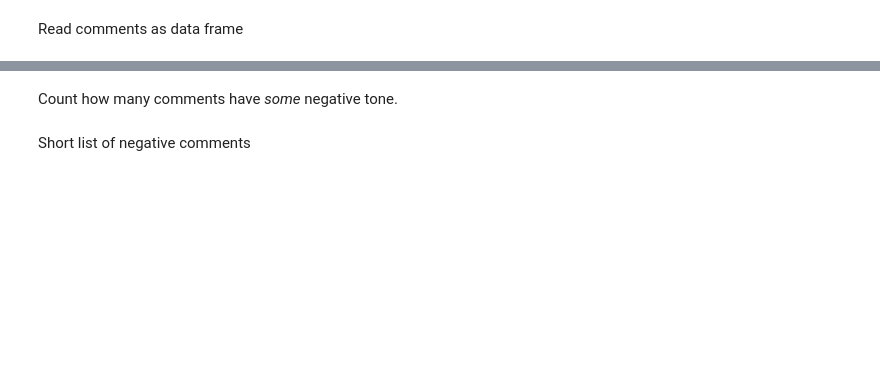
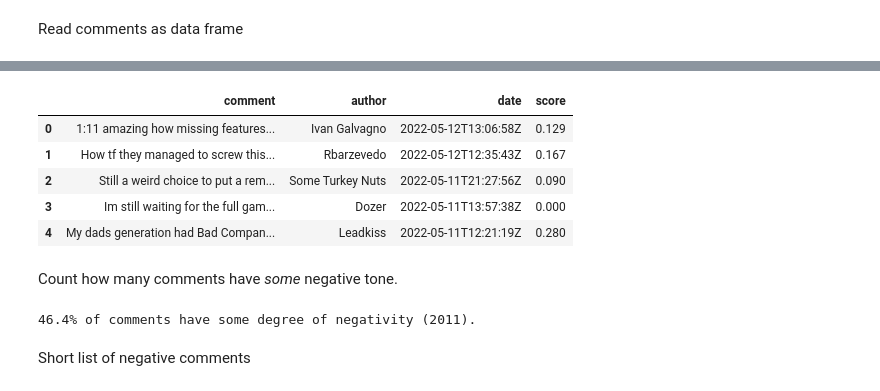
Before and after one commit to ArturoSbr/understanding-vadr, a Jupyter notebook: cod/03-lime/lime.ipynb, the cells around one changed output, grey strips where cells are left out. Cells and saved outputs as stored; diff of their text form; code cells hidden in the pictures; blank space fills up the shorter version.

```diff
--- a/cod/03-lime/lime.ipynb
+++ b/cod/03-lime/lime.ipynb
@@ -64,7 +67,10 @@ plt.show()
 Read comments as data frame
 # %%
 # Load data
-df = pd.read_csv('../../dat/scored_comments.csv')
+df = pd.read_csv('../../dat/scored_comments.csv', encoding='utf-8')
+
+# Remove line skip strings
+df['comment'] = df['comment'].str.replace('\n', '')
 
 # Drop NAs
 df = df.dropna(how='any').reset_index(drop=True)
@@ -75,3 +81,4 @@ print(f"Within {df['date'].min()} and {df['date'].max()}")
 
 # Visualize
 df.head()
+# %% [output]
@@ -78,3 +87,9 @@ df.head()
+|  | comment | author | date | score |
+| 0 | 1:11 amazing how missing features... | Ivan Galvagno | 2022-05-12T13:06:58Z | 0.129 |
+| 1 | How tf they managed to screw this... | Rbarzevedo | 2022-05-12T12:35:43Z | 0.167 |
+| 2 | Still a weird choice to put a rem... | Some Turkey Nuts | 2022-05-11T21:27:56Z | 0.090 |
+| 3 | Im still waiting for the full gam... | Dozer | 2022-05-11T13:57:38Z | 0.000 |
+| 4 | My dads generation had Bad Compan... | Leadkiss | 2022-05-11T12:21:19Z | 0.280 |
 # %% [markdown]
 Count how many comments have _some_ negative tone.
 # %%
@@ -87,6 +102,8 @@ print(f"{round(neg * 100, 1)}% of comments have some degree of negativity ({df['
 
 # Keep only negative comments
 df = df[df['neg'] > 0].reset_index(drop=True)
+# %% [output]
+46.4% of comments have some degree of negativity (2011).
 # %% [markdown]
 Short list of negative comments
 # %%
```
Also changed, not shown: parts of 24 cells of this notebook.
